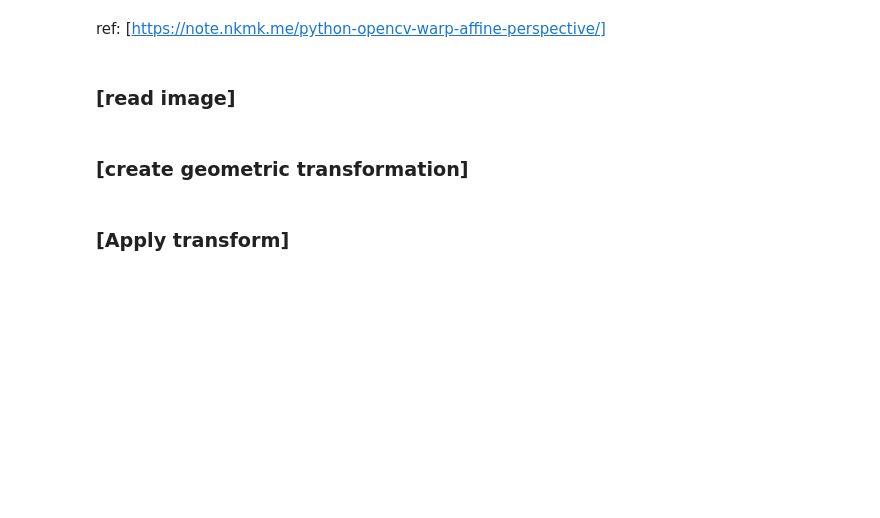
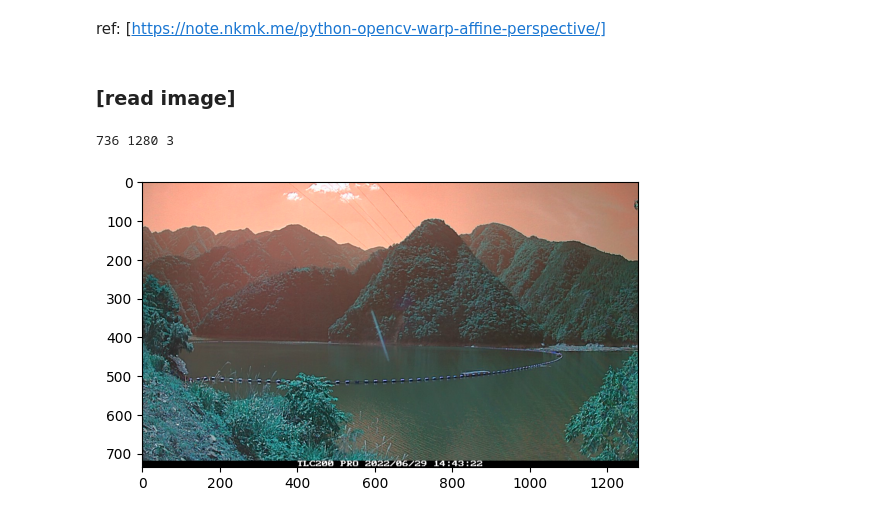
Before and after one commit to kobeline2/boom_labeler, a Jupyter notebook: src/geometric_tranformation/geometric_transform.ipynb, the cells around one changed output. Cells and saved outputs as stored; diff of their text form; code cells hidden in the pictures; blank space fills up the shorter version.

```diff
--- a/src/geometric_tranformation/geometric_transform.ipynb
+++ b/src/geometric_tranformation/geometric_transform.ipynb
@@ -8,7 +9,11 @@ import math
 ### [read image]
 # %%
 # time lapse camera image
-im_src = cv2.imread("./ref_img/scene00001.png")
-# time lapse camera image
+im_src = cv2.imread("./ref_img/img_src.tiff")
+h, w, c = im_src.shape
+print(h, w, c)
+plt.imshow(im_src)
+plt.show()
+# %% [output]
+736 1280 3
+[figure, added]
-# %% [markdown]
-### [create geometric transformation]
@@ -18,2 +19,0 @@ dst_pts = np.array([[20, 50], [50, 175], [300, 205], [380, 20]], dtype=np.float3
-# %% [markdown]
-### [Apply transform]
```
Also changed, not shown: parts of 8 cells of this notebook, 5 other files.
